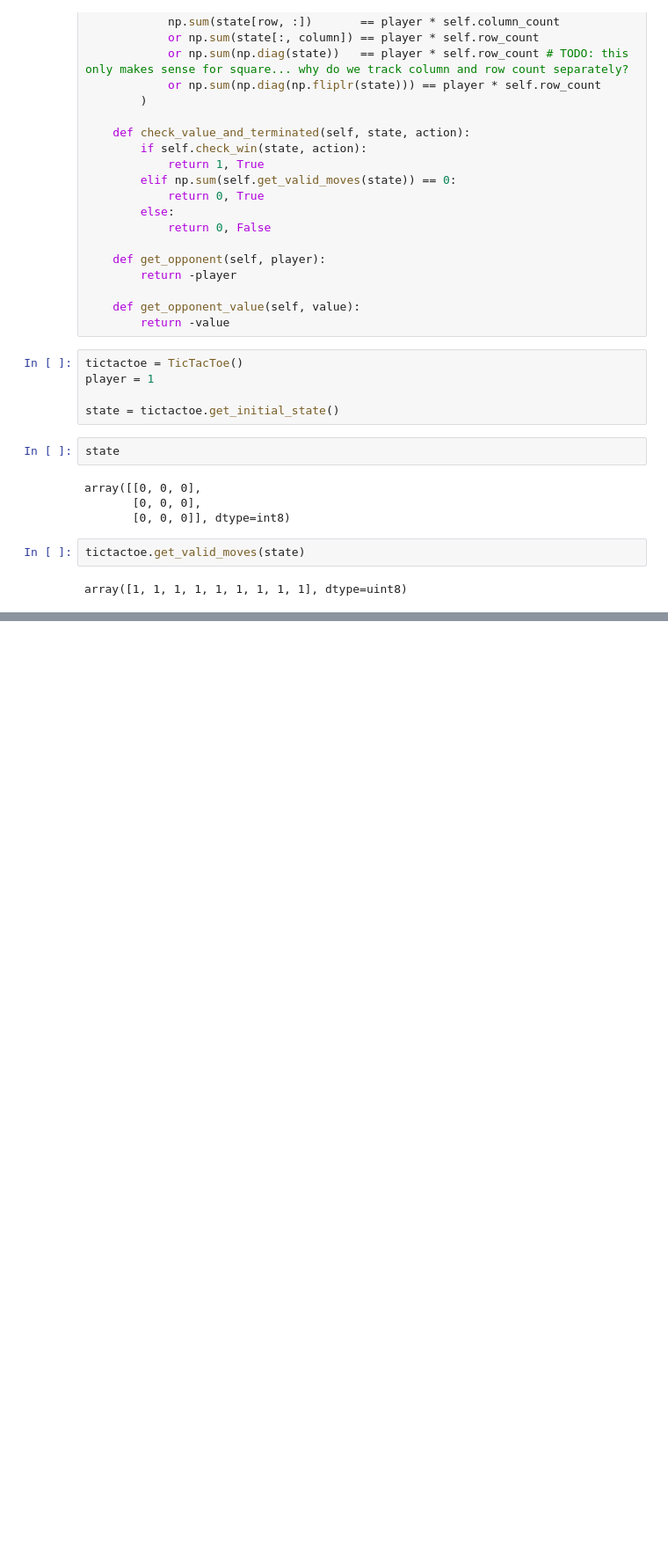
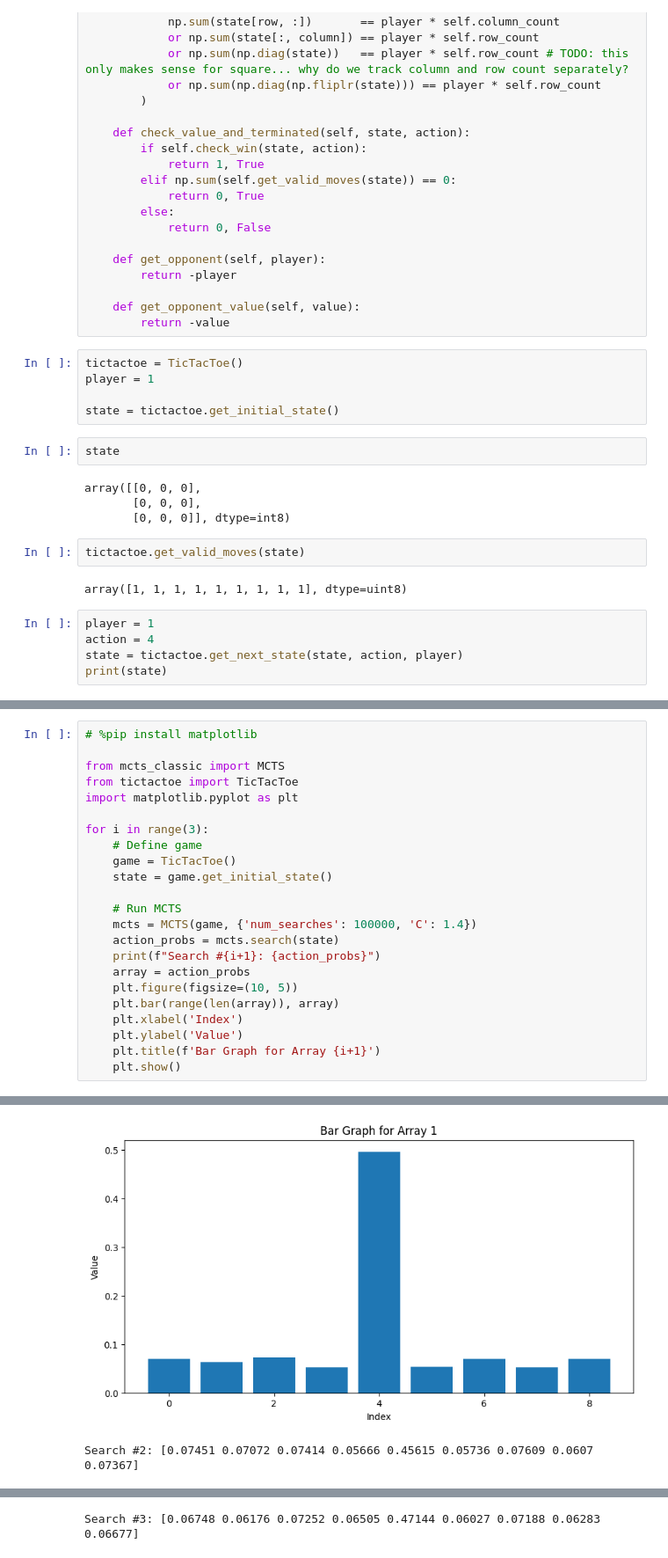
Before and after one commit to slatteryjim/AlphaZeroFromScratch, a Jupyter notebook: 1.TicTacToe.ipynb, the cells around one changed output, grey strips where cells are left out. Shown: that part at 88% size. Saved outputs shown, nothing was run; the diff lists cells and outputs as text; blank space fills up the shorter version.

```diff
--- a/1.TicTacToe.ipynb
+++ b/1.TicTacToe.ipynb
@@ -74,3 +77,8 @@ array([[0, 0, 0],
 tictactoe.get_valid_moves(state)
 # %% [output]
 array([1, 1, 1, 1, 1, 1, 1, 1, 1], dtype=uint8)
+# %%
+player = 1
+action = 4
+state = tictactoe.get_next_state(state, action, player)
+print(state)
@@ -184,0 +138,24 @@ class MCTS:
+# %%
+# %pip install matplotlib
+
+from mcts_classic import MCTS
+from tictactoe import TicTacToe
+import matplotlib.pyplot as plt
+
+for i in range(3):
+    # Define game
+    game = TicTacToe()
+    state = game.get_initial_state()
+
+    # Run MCTS
+    mcts = MCTS(game, {'num_searches': 100000, 'C': 1.4})
+    action_probs = mcts.search(state)
+    print(f"Search #{i+1}: {action_probs}")
+    array = action_probs
+    plt.figure(figsize=(10, 5))
+    plt.bar(range(len(array)), array)
+    plt.xlabel('Index')
+    plt.ylabel('Value')
+    plt.title(f'Bar Graph for Array {i+1}')
+    plt.show()
+# %% [output]
@@ -184,0 +175,2 @@ class MCTS:
+[figure, added]
+Search #2: [0.07451 0.07072 0.07414 0.05666 0.45615 0.05736 0.07609 0.0607  0.07367]
@@ -184,0 +178 @@ class MCTS:
+Search #3: [0.06748 0.06176 0.07252 0.06505 0.47144 0.06027 0.07188 0.06283 0.06677]
```
Also changed, not shown: parts of 6 cells of this notebook, 2 other files.
